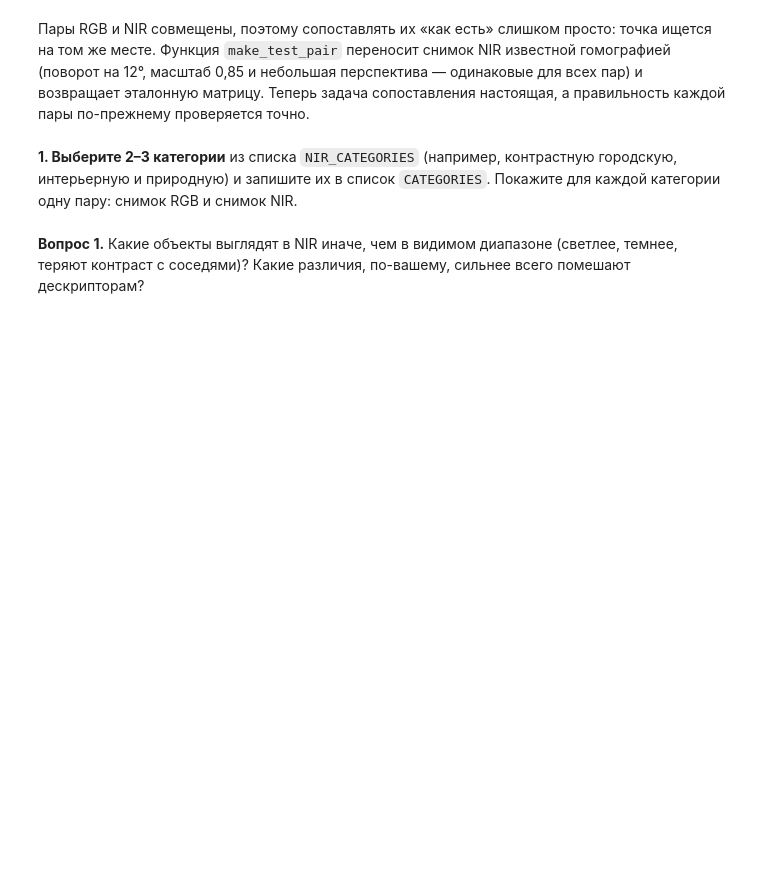
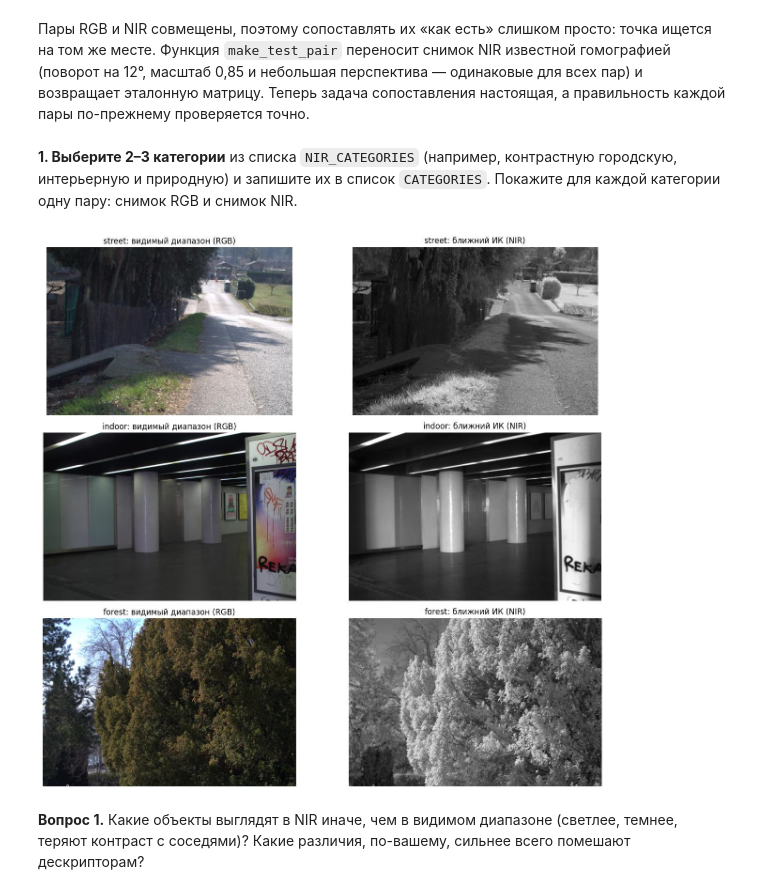
Before and after one commit to DanisStepanov/image_processing, a Jupyter notebook: Проектная_работа_№5_Анализ_и_сравнение_детекторов_ключевых_точек_и_дескрипторов_в_OpenCV.ipynb, the cells around one changed output. Cells and saved outputs as stored; diff of their text form; code cells hidden in the pictures; blank space fills up the shorter version.

```diff
--- a/Проектная_работа_№5_Анализ_и_сравнение_детекторов_ключевых_точек_и_дескрипторов_в_OpenCV.ipynb
+++ b/Проектная_работа_№5_Анализ_и_сравнение_детекторов_ключевых_точек_и_дескрипторов_в_OpenCV.ipynb
@@ -371,6 +638,23 @@ def make_test_pair(img1, img2):
 # CATEGORIES = [...]          # 2–3 категории из NIR_CATEGORIES
 # PAIRS_PER_CATEGORY = 10     # число пар каждой категории для эксперимента
 # Покажите по одной паре RGB / NIR для каждой категории
+# %%
+CATEGORIES = ['street', 'indoor', 'forest']   # контрастная городская, интерьерная, природная
+PAIRS_PER_CATEGORY = 10                        # число пар каждой категории для эксперимента
+
+fig, axes = plt.subplots(len(CATEGORIES), 2, figsize=(14, 4 * len(CATEGORIES)))
+for row, category in enumerate(CATEGORIES):
+    img_rgb, img_nir = load_nir_pair(category, nir_ids(category)[0])
+    axes[row, 0].imshow(rgb(img_rgb))
+    axes[row, 0].set_title(f'{category}: видимый диапазон (RGB)')
+    axes[row, 1].imshow(img_nir, cmap='gray')
+    axes[row, 1].set_title(f'{category}: ближний ИК (NIR)')
+for ax in axes.ravel():
+    ax.axis('off')
+plt.tight_layout()
+plt.show()
+# %% [output]
+[figure, added]
 # %% [markdown]
 **Вопрос 1.** Какие объекты выглядят в NIR иначе, чем в видимом диапазоне (светлее, темнее, теряют контраст с соседями)? Какие различия, по-вашему, сильнее всего помешают дескрипторам?
 # %% [markdown]
```
Also changed, not shown: parts of 21 cells of this notebook.
